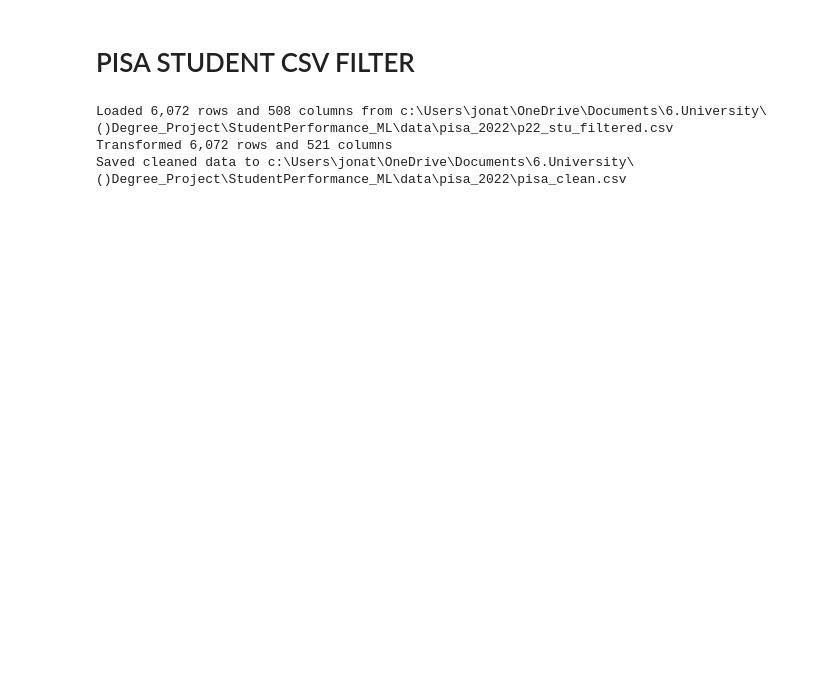
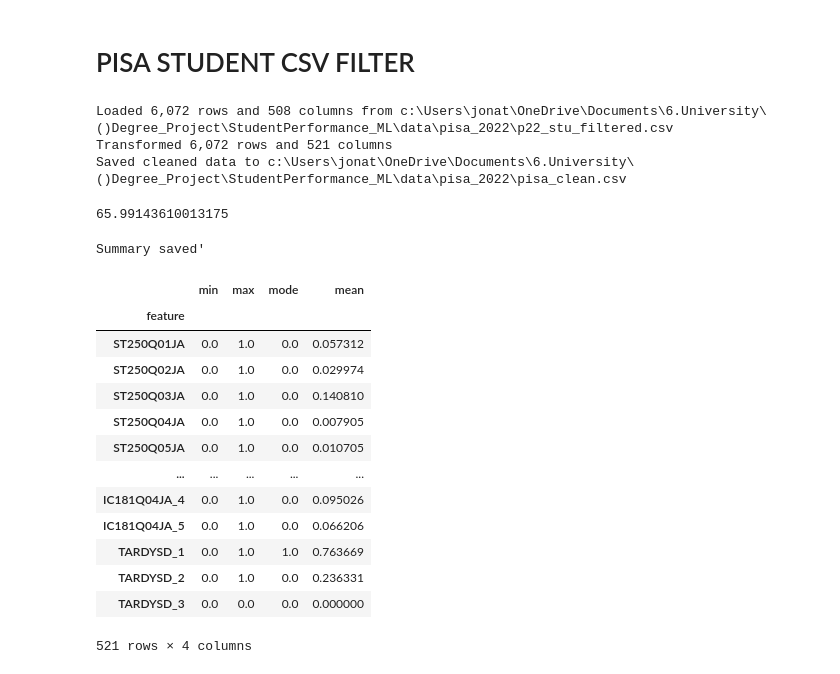
Before and after one commit to Jonelix/StudentPerformance_ML, a Jupyter notebook: pisa_CSV.ipynb, the cells around one changed output. Cells and saved outputs as stored; diff of their text form; code cells hidden in the pictures; blank space fills up the shorter version.

```diff
--- a/pisa_CSV.ipynb
+++ b/pisa_CSV.ipynb
@@ -111,3 +111,71 @@ data_df.to_csv(RESULT_PATH, index=False)
 Loaded 6,072 rows and 508 columns from c:\Users\jonat\OneDrive\Documents\6.University\()Degree_Project\StudentPerformance_ML\data\pisa_2022\p22_stu_filtered.csv
 Transformed 6,072 rows and 521 columns
 Saved cleaned data to c:\Users\jonat\OneDrive\Documents\6.University\()Degree_Project\StudentPerformance_ML\data\pisa_2022\pisa_clean.csv
+# %%
+from pathlib import Path             # nicer than os.path for paths
+import pandas as pd
+import numpy as np
+import os
+
+ROOT            = Path.cwd()
+CLEAN_DATA_PATH = ROOT / "data/pisa_2022/pisa_clean.csv"
+PISA_PERCENTAGE = 34
+
+data_df     = pd.read_csv(CLEAN_DATA_PATH)
+
+GRADE_THRESH = data_df['GENERAL_SCORE'].quantile(PISA_PERCENTAGE / 100)
+
+percentage_ge10 = (data_df['GENERAL_SCORE'] >= GRADE_THRESH).astype(int).mean() * 100
+print(percentage_ge10)
+# %% [output]
+65.99143610013175
+# %%
+import pandas as pd
+import numpy as np
+
+# ====== USER INPUTS ======
+ROOT            = Path.cwd()
+CLEAN_DATA_PATH = ROOT / "data/pisa_2022/pisa_clean.csv"
+STATS_DATA_PATH = ROOT / "data/pisa_2022/pisa_clean_stats.csv"
+# =========================
+
+# --------- LOAD DATA ---------
+df = pd.read_csv(CLEAN_DATA_PATH)
+
+# --------- BUILD SUMMARY ---------
+summary_records = {}
+
+for col in df.columns:
+    s = df[col]
+    summary_records[col] = {
+        "min":  s.min(),
+        "max":  s.max(),
+        "mode": s.mode().iloc[0] if not s.mode().empty else np.nan,
+        "mean": s.mean() if pd.api.types.is_numeric_dtype(s) else np.nan
+    }
+
+summary_df = pd.DataFrame.from_dict(summary_records, orient="index")
+summary_df.index.name = "feature"
+
+# --------- SAVE RESULTS ---------
+summary_df.to_csv(STATS_DATA_PATH, index=True)
+print(f"Summary saved'")
+
+# --------- OPTIONAL: display in notebook ---------
+summary_df
+# %% [output]
+Summary saved'
+|  | min | max | mode | mean |
+| feature |  |  |  |  |
+| ST250Q01JA | 0.0 | 1.0 | 0.0 | 0.057312 |
+| ST250Q02JA | 0.0 | 1.0 | 0.0 | 0.029974 |
+| ST250Q03JA | 0.0 | 1.0 | 0.0 | 0.140810 |
+| ST250Q04JA | 0.0 | 1.0 | 0.0 | 0.007905 |
+| ST250Q05JA | 0.0 | 1.0 | 0.0 | 0.010705 |
+| ... | ... | ... | ... | ... |
+| IC181Q04JA_4 | 0.0 | 1.0 | 0.0 | 0.095026 |
+| IC181Q04JA_5 | 0.0 | 1.0 | 0.0 | 0.066206 |
+| TARDYSD_1 | 0.0 | 1.0 | 1.0 | 0.763669 |
+| TARDYSD_2 | 0.0 | 1.0 | 0.0 | 0.236331 |
+| TARDYSD_3 | 0.0 | 0.0 | 0.0 | 0.000000 |
+521 rows × 4 columns
```
Also changed, not shown: parts of 4 cells of this notebook, 5 other files.
